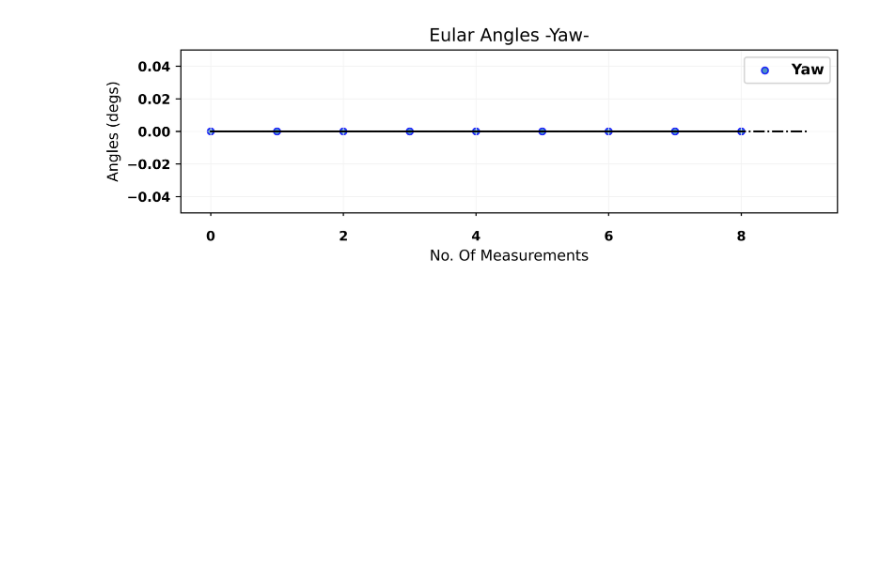
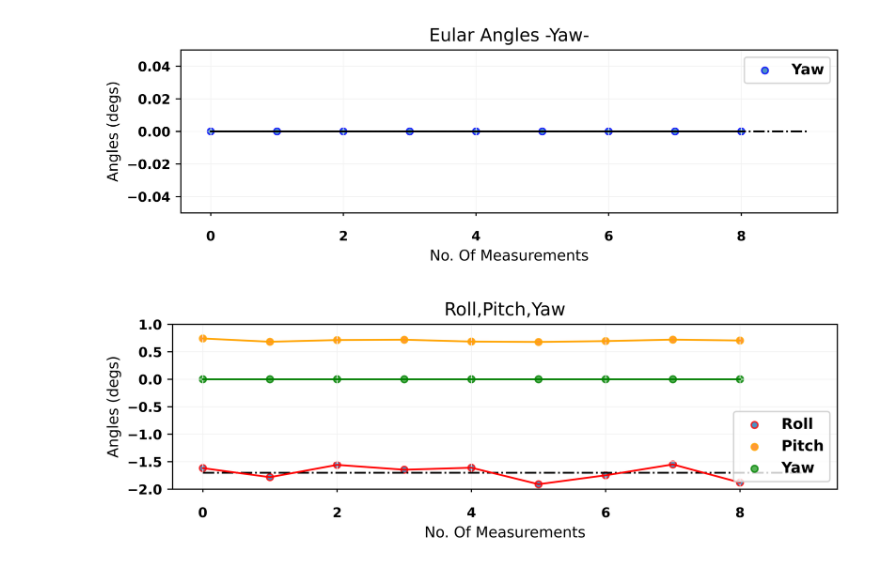
Before and after one commit to AElmaghawry/pcl_filteration, a Jupyter notebook: script/readCsv.ipynb, the cells around one changed output. Cells and saved outputs as stored; diff of their text form; code cells hidden in the pictures; blank space fills up the shorter version.

```diff
--- a/script/readCsv.ipynb
+++ b/script/readCsv.ipynb
@@ -331,3 +277,55 @@ plt.legend()
 plt.show()
 # %% [output]
 [figure]
+# %%
+plt.rcParams.update({
+    "font.weight": "bold",
+    "xtick.major.size": 2,
+    "xtick.major.pad": 10,
+    "ytick.labelsize": 9,
+    "xtick.labelsize": 9,
+    "grid.color": "0.5",
+    "grid.linestyle": "-",
+    "grid.linewidth": 0.5,
+    "lines.linewidth": 1.2,
+    "lines.color": "g",
+})
+
+x = rotAnglesDf.index
+y = rotAnglesDf['Roll']
+y1 = rotAnglesDf['Pitch']
+y2 = rotAnglesDf['Yaw']
+
+plt.figure(figsize=(8, 2), dpi=1000)
+
+plt.title("Roll,Pitch,Yaw")  # Title
+plt.ylim(-2,1)  # Setting y limits
+
+# Plotting scatter for Roll
+plt.scatter(x, y, s=20, marker="o", alpha=0.8, edgecolors='Red', label="Roll")
+
+# Plotting scatter for Pitch
+plt.scatter(x, y1, s=20, marker="o", alpha=0.8, edgecolors='Orange', label="Pitch")
+
+# Plotting scatter for Yaw
+plt.scatter(x, y2, s=20, marker="o", alpha=0.8, edgecolors='Green', label="Yaw")
+
+plt.hlines(y=rotAnglesDf['Roll'].mean(), xmin=0, xmax=9, colors='black', linestyles='dashdot')  # Mean
+
+# Plotting line for Roll
+plt.plot(x, y, ls='-', c='Red')
+
+# Plotting line for Pitch
+plt.plot(x, y1, ls='-', c='Orange')
+
+# Plotting line for Yaw
+plt.plot(x, y2, ls='-', c='Green')
+
+plt.xlabel("No. Of Measurements", fontsize=10)
+plt.ylabel("Angles (degs)", fontsize=10)
+plt.grid(axis='x', color='0.95')
+plt.grid(axis='y', color='0.95')
+plt.legend()
+plt.show()
+# %% [output]
+[figure, added]
```
Also changed, not shown: parts of 3 cells of this notebook, 6 other files.
